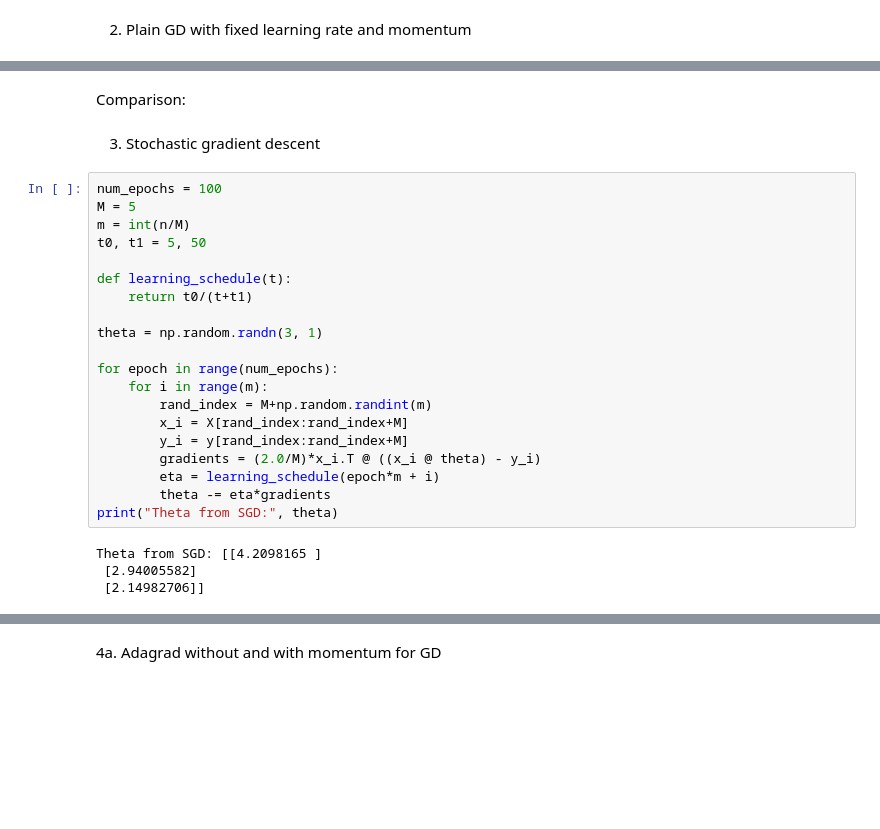
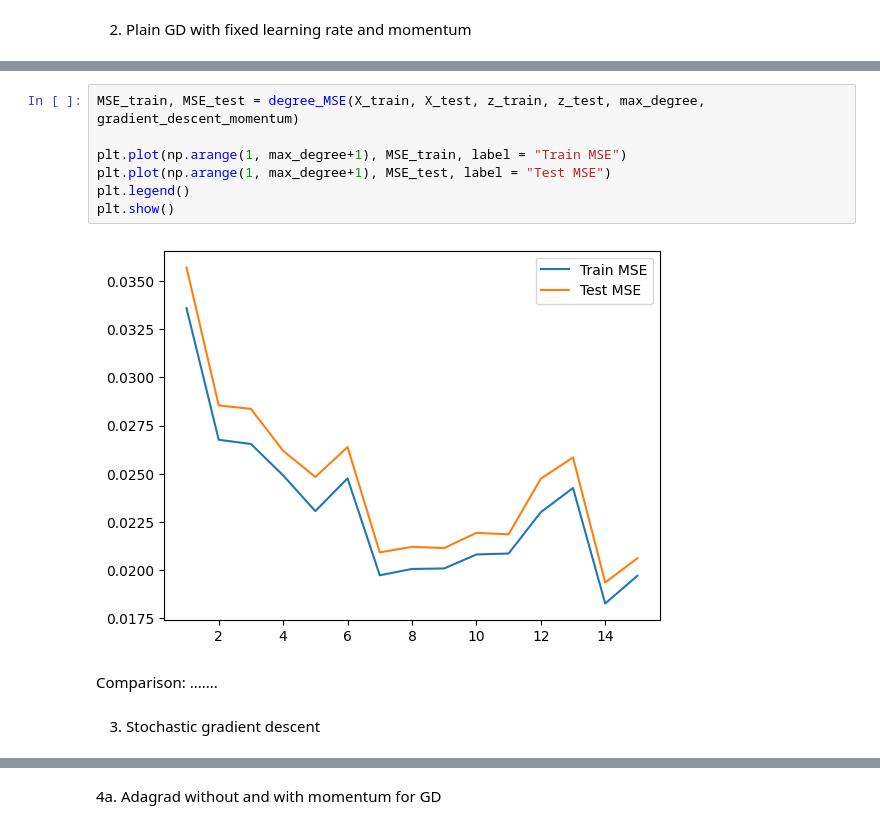
Before and after one commit to alessiasanfelici/FYS-STK4155, a Jupyter notebook: Week 40/Exercise 41.ipynb, the cells around one changed output, grey strips where cells are left out. Cells and saved outputs as stored; diff of their text form; blank space fills up the shorter version.

```diff
--- a/Week 40/Exercise 41.ipynb
+++ b/Week 40/Exercise 41.ipynb
@@ -57,28 +255,13 @@ Theta from GD with momentum: [[4.11202724]
+# %%
+MSE_train, MSE_test = degree_MSE(X_train, X_test, z_train, z_test, max_degree, gradient_descent_momentum)
+
+plt.plot(np.arange(1, max_degree+1), MSE_train, label = "Train MSE")
+plt.plot(np.arange(1, max_degree+1), MSE_test, label = "Test MSE")
+plt.legend()
+plt.show()
+# %% [output]
+[figure, added]
 # %% [markdown]
-Comparison:
+Comparison: .......
 # %% [markdown]
 3. Stochastic gradient descent
-# %%
-num_epochs = 100
-M = 5
-m = int(n/M)
-t0, t1 = 5, 50
-
-def learning_schedule(t):
-    return t0/(t+t1)
-
-theta = np.random.randn(3, 1)
-
-for epoch in range(num_epochs):
-    for i in range(m):
-        rand_index = M+np.random.randint(m)
-        x_i = X[rand_index:rand_index+M]
-        y_i = y[rand_index:rand_index+M]
-        gradients = (2.0/M)*x_i.T @ ((x_i @ theta) - y_i)
-        eta = learning_schedule(epoch*m + i)
-        theta -= eta*gradients
-print("Theta from SGD:", theta)
-# %% [output]
-Theta from SGD: [[4.2098165 ]
- [2.94005582]
- [2.14982706]]
```
Also changed, not shown: parts of 24 cells of this notebook.
